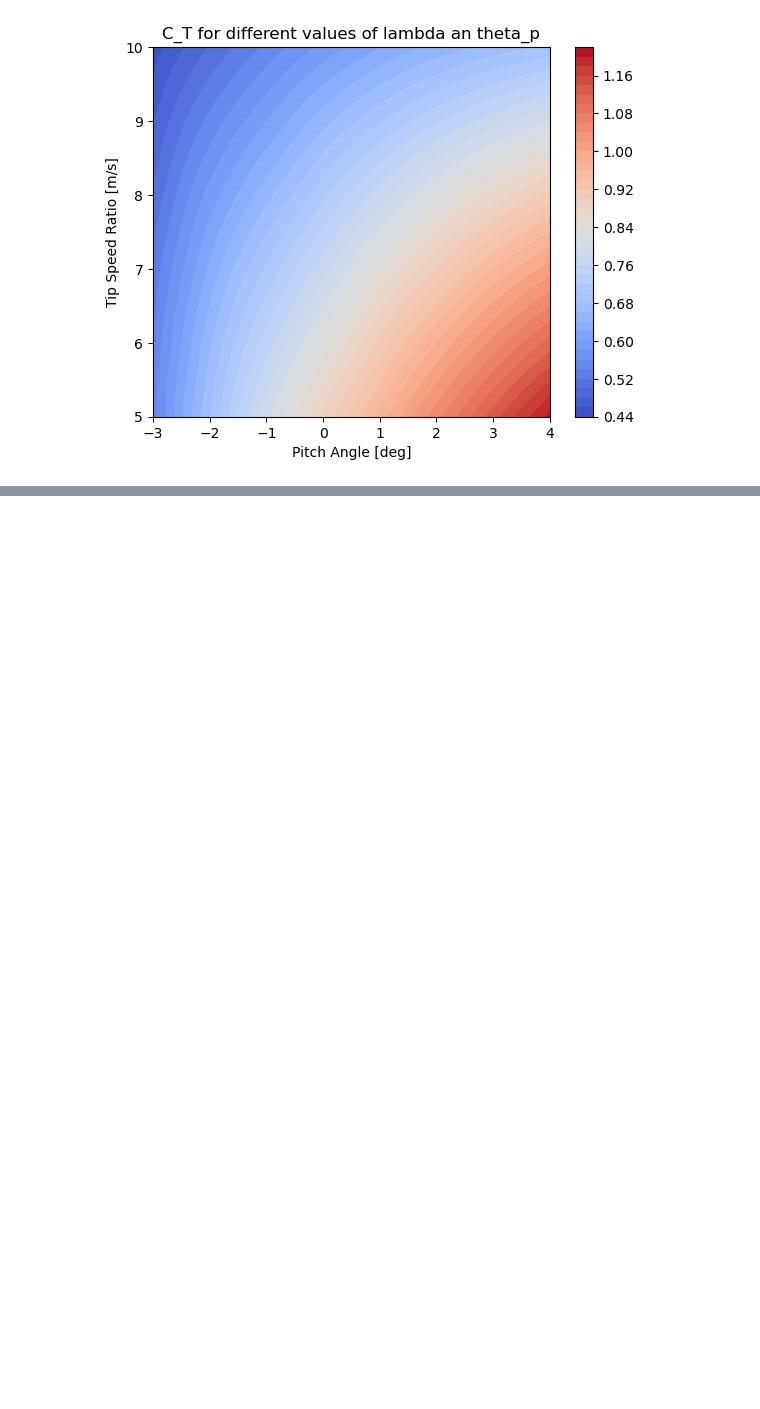
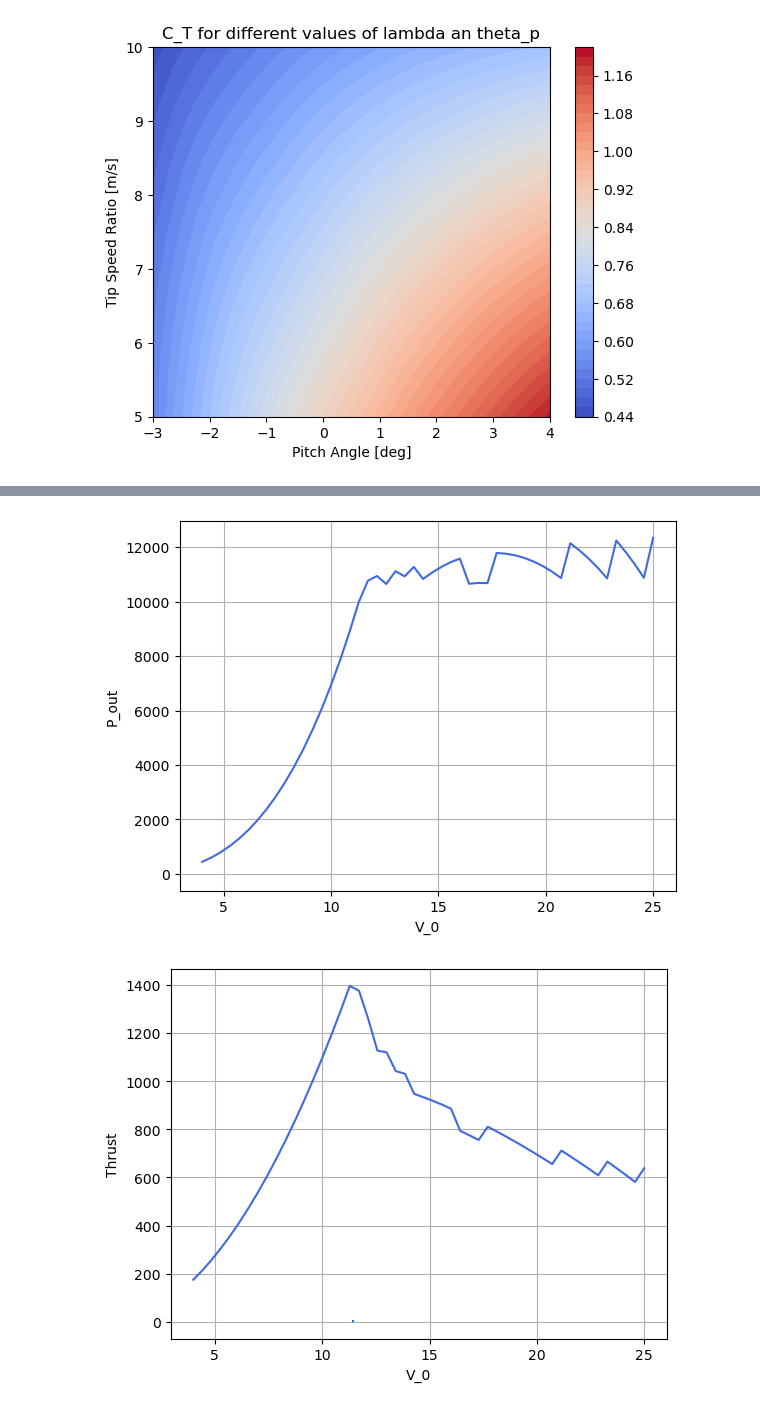
Before and after one commit to SpyrosAcheimastos/WTTA_BEM, a Jupyter notebook: jupyter_Spyros.ipynb, the cells around one changed output, grey strips where cells are left out. Cells and saved outputs as stored; diff of their text form; code cells hidden in the pictures; blank space fills up the shorter version.

```diff
--- a/jupyter_Spyros.ipynb
+++ b/jupyter_Spyros.ipynb
@@ -83,0 +276,31 @@ Testing GitHub "differencing" with Jupyter Notebooks
+# %%
+plt.plot(V_0_list, P_out_rated, color = 'royalblue')
+plt.vlines(x=11.42636427508689, ymin=0, ymax=10)
+plt.xlabel('V_0')
+plt.ylabel('P_out')
+plt.grid()
+plt.show()
+
+plt.plot(V_0_list, Thrust_rated, color = 'royalblue')
+plt.vlines(x=11.42636427508689, ymin=0, ymax=10)
+plt.xlabel('V_0')
+plt.ylabel('Thrust')
+plt.grid()
+
+plt.show()
+
+plt.plot(V_0_list, C_P_rated, color = 'royalblue')
+plt.vlines(x=11.42636427508689, ymin=0, ymax=0.4)
+plt.xlabel('V_0')
+plt.ylabel('C_P')
+plt.grid()
+plt.show()
+
+plt.plot(V_0_list, C_T_rated, color = 'royalblue')
+plt.vlines(x=11.42636427508689, ymin=0, ymax=0.4)
+plt.xlabel('V_0')
+plt.ylabel('C_T')
+plt.grid()
+# %% [output]
+[figure, added]
+[figure, added]
```
Also changed, not shown: parts of 16 cells of this notebook, 2 other files.
